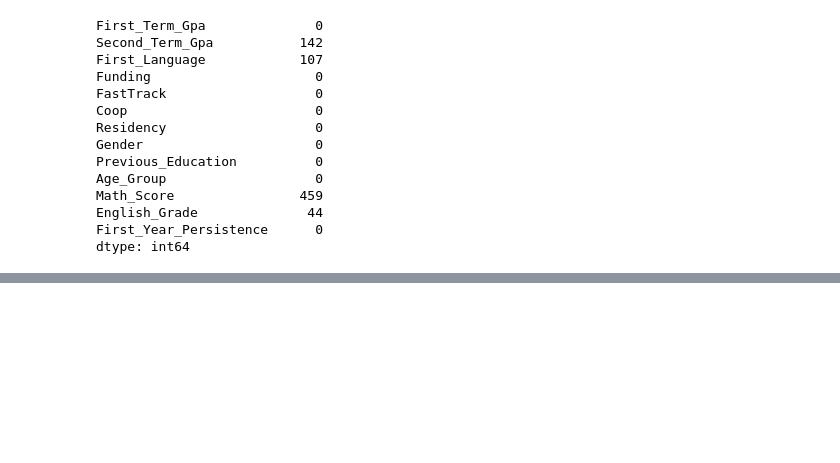
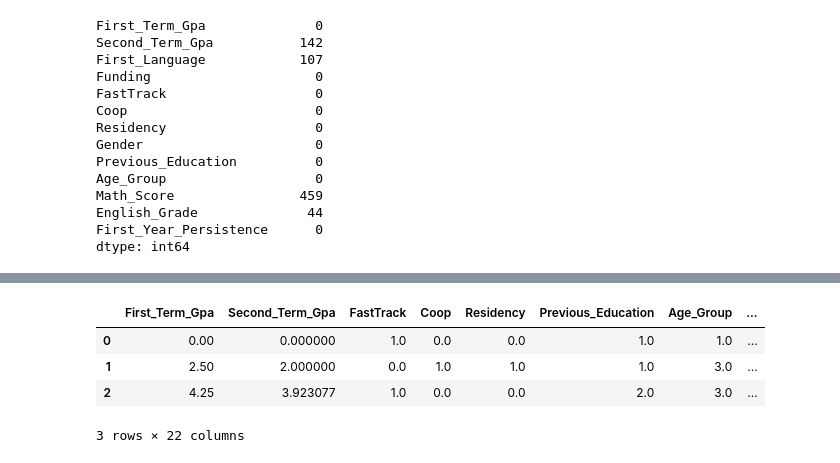
Before and after one commit to ryaoltech/COMP258_GRP05_NN, a Jupyter notebook: COMP258-NN-Group05_ROL.ipynb, the cells around one changed output, grey strips where cells are left out. Cells and saved outputs as stored; diff of their text form; code cells hidden in the pictures; blank space fills up the shorter version.

```diff
--- a/COMP258-NN-Group05_ROL.ipynb
+++ b/COMP258-NN-Group05_ROL.ipynb
@@ -368,0 +385,18 @@ Unique values of Residency: [0. 1.]
+# %%
+def preprocessingdata(data):
+    categorical_columns = ['First_Language','Funding','Gender']
+    #applying one hot encoding to the categorical columns
+    data = pd.get_dummies(data, columns=categorical_columns, dtype='float32')
+    data['FastTrack'] = data['FastTrack'].replace({1: 0, 2: 1})
+    data['Coop'] = data['Coop'].replace({1: 0, 2: 1})
+    data['Residency'] = data['Residency'].replace({1: 0, 2: 1})
+    return data
+
+dataset_cleaned = preprocessingdata(dataset_cleaned)
+dataset_cleaned.head(3)
+# %% [output]
+|  | First_Term_Gpa | Second_Term_Gpa | FastTrack | Coop | Residency | Previous_Education | Age_Group | ... |
+| 0 | 0.00 | 0.000000 | 1.0 | 0.0 | 0.0 | 1.0 | 1.0 | ... |
+| 1 | 2.50 | 2.000000 | 0.0 | 1.0 | 1.0 | 1.0 | 3.0 | ... |
+| 2 | 4.25 | 3.923077 | 1.0 | 0.0 | 0.0 | 2.0 | 3.0 | ... |
+3 rows × 22 columns
```
Also changed, not shown: parts of 31 cells of this notebook, 1 other file.
